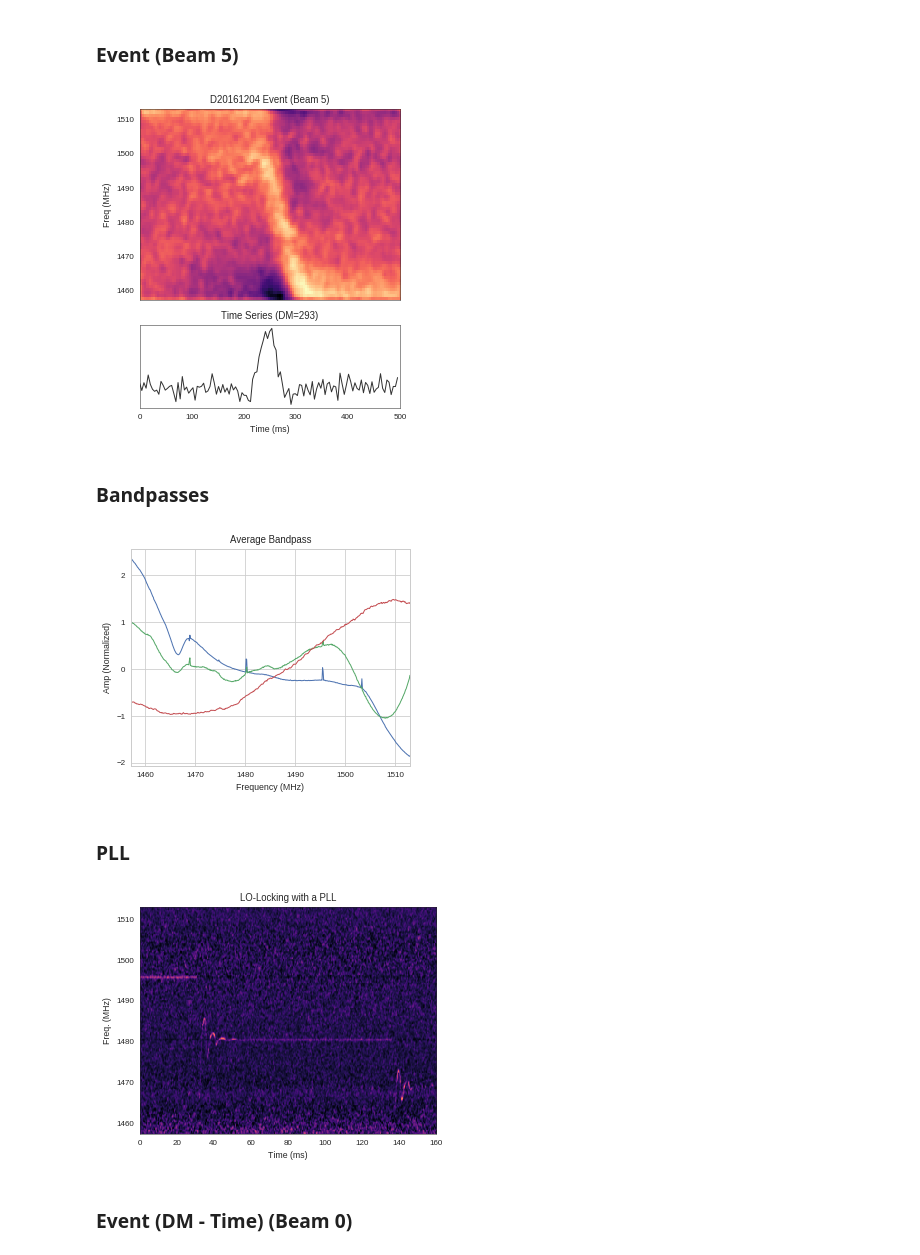
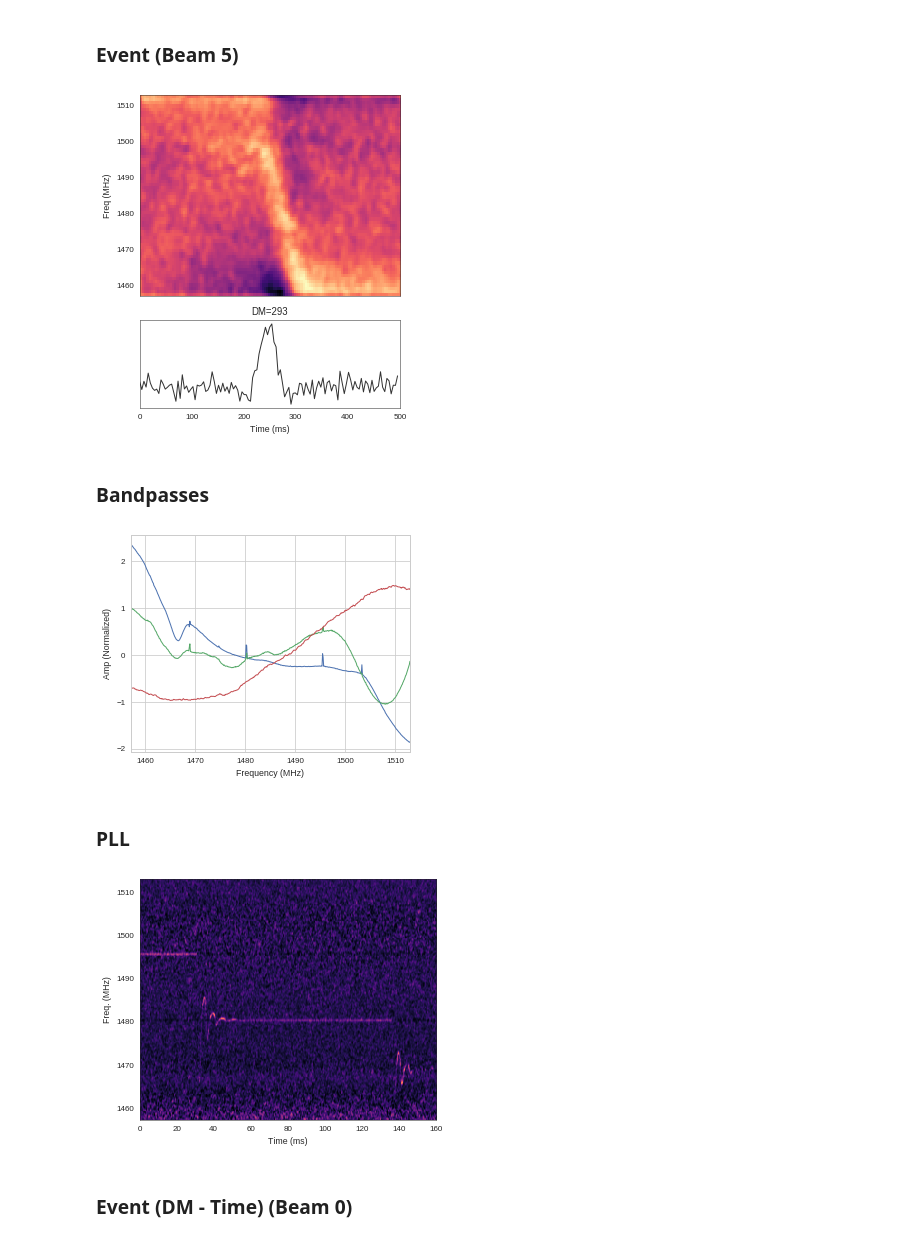
Before and after one commit to griffinfoster/terrestrial-frb-letter, a Jupyter notebook: notebooks/ALFABURST_events.ipynb, the cells around one changed output. Cells and saved outputs as stored; diff of their text form; code cells hidden in the pictures.

```diff
--- a/notebooks/ALFABURST_events.ipynb
+++ b/notebooks/ALFABURST_events.ipynb
@@ -333,7 +335,7 @@ ax1 = plt.subplot2grid((3, 3), (0, 0), colspan=3, rowspan=2)
 imRaw = plt.imshow(np.flipud(waterfallNorm.T), extent=(0, tInt*waterfall.shape[0], fil.freqs[0], fil.freqs[-1]), aspect='auto', cmap=plt.get_cmap(cmap), interpolation='nearest')
 #imRaw = plt.imshow(np.flipud(bandpass.T), extent=(0, tInt*waterfall.shape[0], fil.freqs[0], fil.freqs[-1]), aspect='auto', cmap=plt.get_cmap(cmap), interpolation='nearest')
 
-plt.title('D20161204 Event (Beam 5)')
+#plt.title('D20161204 Event (Beam 5)')
 plt.ylabel('Freq (MHz)')
 #cax = fig.add_axes([0.75, .95, 0.15, 0.03])
 #cbar = fig.colorbar(imRaw, cax=cax, orientation='horizontal')
@@ -345,7 +347,8 @@ ax2 = plt.subplot2grid((3, 3), (2, 0), colspan=3)
 lineColor = 'k'
 plt.plot(tInt * np.arange(waterfall.shape[0]) * 1000., normDDTimeSeries, lineColor, alpha=0.8)
 plt.xlim(0, tInt * timeSeries.shape[0] * 1000.)
-plt.title('Time Series (DM=%0.f)'%dm)
+#plt.title('Time Series (DM=%0.f)'%dm)
+plt.title('DM=%0.f'%dm)
 plt.xlabel('Time (ms)')
 ax2.get_yaxis().set_visible(False)
 #plt.ylabel('Amp')
@@ -355,7 +358,7 @@ plt.tight_layout()
 
 plt.savefig('../figures/D20161204_buf4_Beam5.pdf')
 # %% [output]
-[figure, old version]
+[figure, new version]
 # %% [markdown]
 ### Bandpasses
 # %%
@@ -375,18 +378,18 @@ freqsMHz = beam0fil.freqs
 # %%
 sns.set_style('whitegrid')
 fig = plt.figure(figsize=(5,4)) # (width, height)
 
 plt.plot(freqsMHz, beam0bp)
 plt.plot(freqsMHz, beam5bp)
 plt.plot(freqsMHz, stdbp)
 plt.xlim(freqsMHz[0], freqsMHz[-1])
 plt.xlabel('Frequency (MHz)')
 plt.ylabel('Amp (Normalized)')
-plt.title('Average Bandpass')
+#plt.title('Average Bandpass')
 
 plt.savefig('../figures/bandpass_response.pdf')
 # %% [output]
-[figure, old version]
+[figure, new version]
 # %% [markdown]
 ### PLL
 # %%
@@ -476,14 +479,14 @@ plt.ylabel('Freq. (MHz)')
 #cbar.ax.set_xticklabels(cbar.ax.get_xticklabels(), rotation='vertical', fontsize=8)
 #ax1.get_xaxis().set_visible(False)
 plt.xlabel('Time (ms)')
-plt.title('LO-Locking with a PLL')
+#plt.title('LO-Locking with a PLL')
 
 #plt.subplots_adjust(hspace=-0.3)
 plt.tight_layout()
 
 plt.savefig('../figures/pll_spectrum.pdf')
 # %% [output]
-[figure, old version]
+[figure, new version]
 # %% [markdown]
 ### Event (DM - Time) (Beam 0)
 # %%
```
Also changed, not shown: parts of 9 cells of this notebook, 19 other files.
